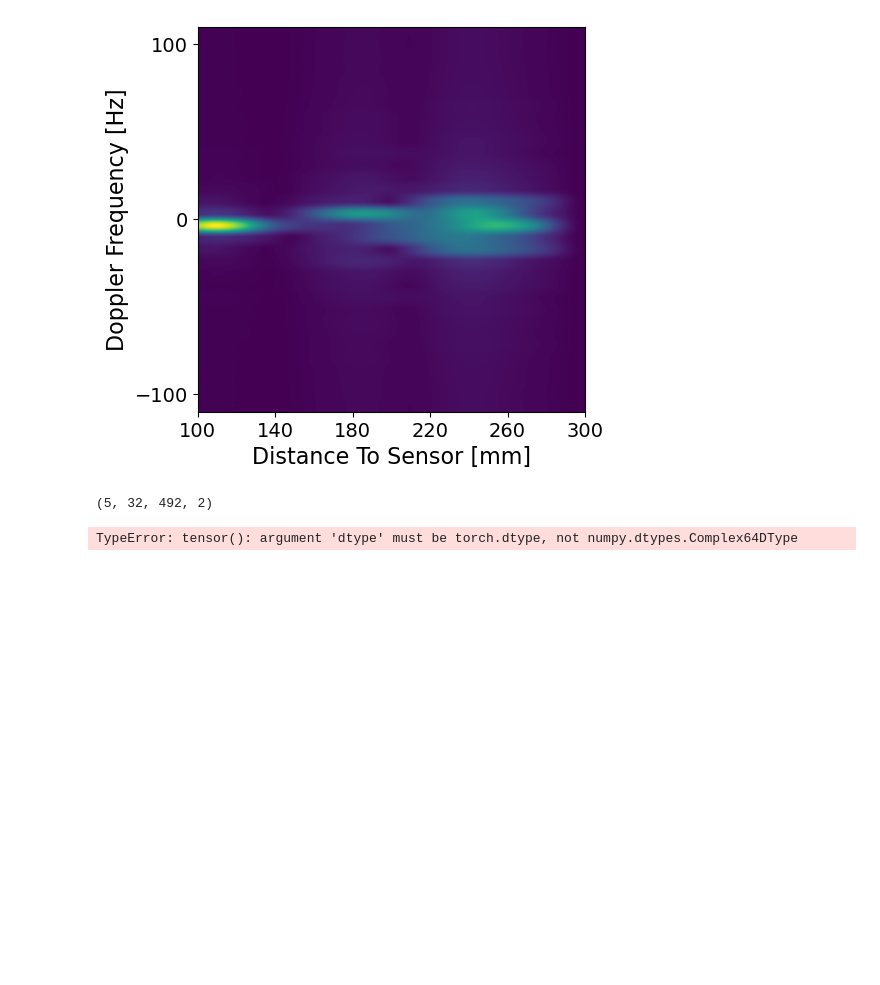
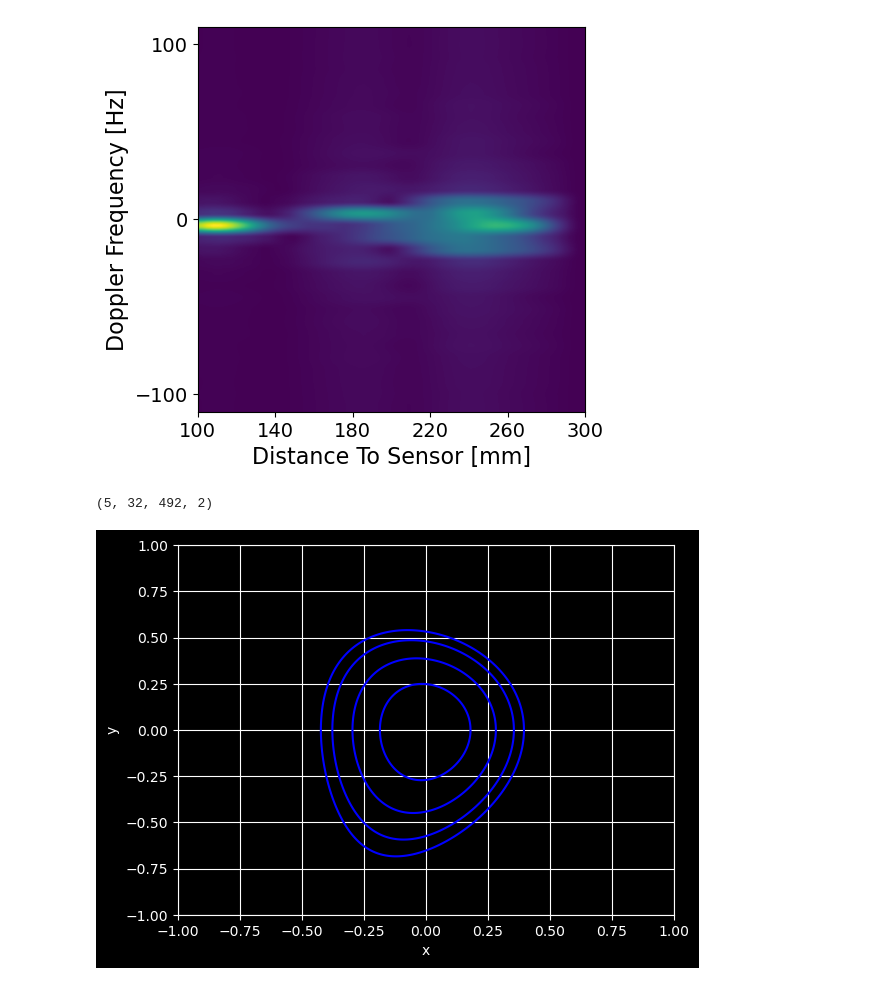
Before and after one commit to NetanelBlumenfeld/Radar-Sr-Classifer, a Jupyter notebook: python/gestures/notebooks/deo_raw_data.ipynb, the cells around one changed output. Drawn from its saved outputs; the diff is of its cells as text; code cells hidden in the pictures; blank space fills up the shorter version.

```diff
--- a/python/gestures/notebooks/deo_raw_data.ipynb
+++ b/python/gestures/notebooks/deo_raw_data.ipynb
@@ -270,7 +270,26 @@ plot_doppler1(x_lr8[0,:,:,0])
 data.shape
 # %% [output]
 (5, 32, 492, 2)
-# %%
-y = torch.tensor(img, dtype=img.dtype)
-# %% [output]
-TypeError: tensor(): argument 'dtype' must be torch.dtype, not numpy.dtypes.Complex64DType
+# %%
+import numpy as np
+import matplotlib.pyplot as plt
+
+# Define the function
+def f(x, y):
+    return x**3 + y**3 +3*x*y**2 + 6*x**2 + 3*y**2
+# Create a grid of x and y values
+x = np.linspace(-1, 1, 400)
+y = np.linspace(-1, 1, 400)
+X, Y = np.meshgrid(x, y)
+Z = f(X, Y)
+
+# Plot the level set for a specific value of f(x, y)
+level_value = [0.2,0.5,0.8,1]  # You can change this value to see different level sets
+plt.contour(X, Y, Z, levels=level_value, colors='blue')
+# plt.title(r'Level set of $x^2 y^2 = $' + str(level_value))
+plt.xlabel('x')
+plt.ylabel('y')
+plt.grid(True)
+plt.show()
+# %% [output]
+[figure, added]
```
Also changed, not shown: 11 other files.
